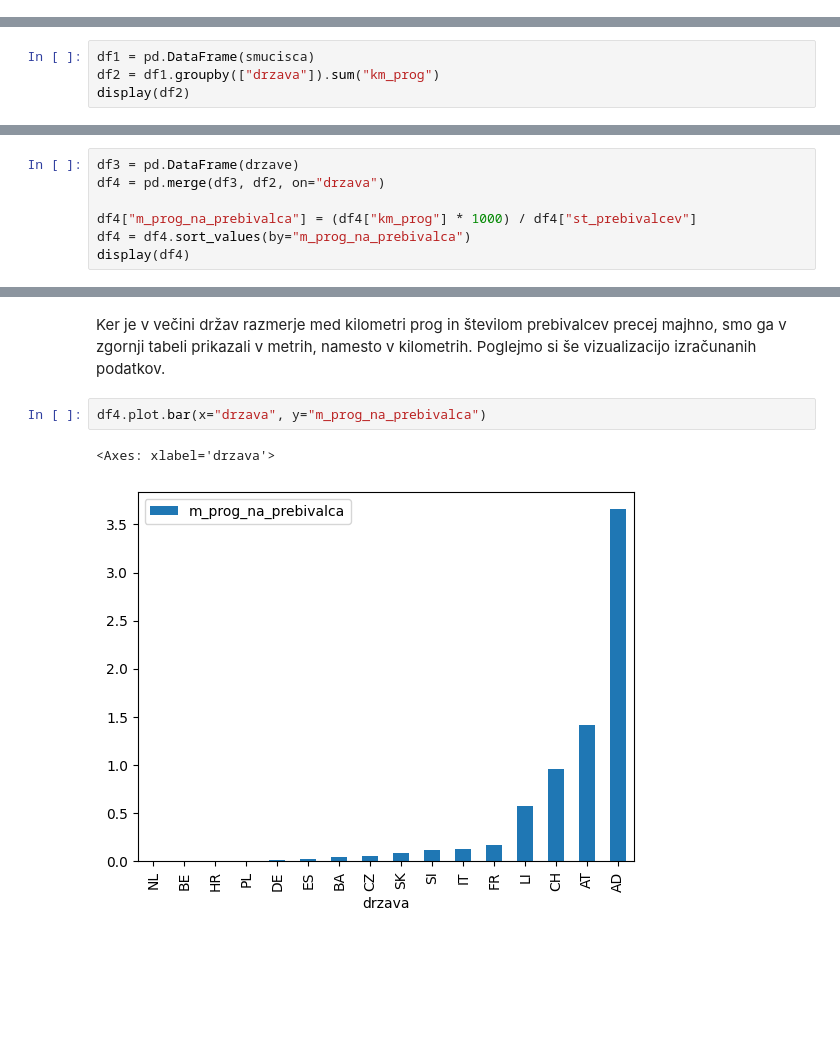
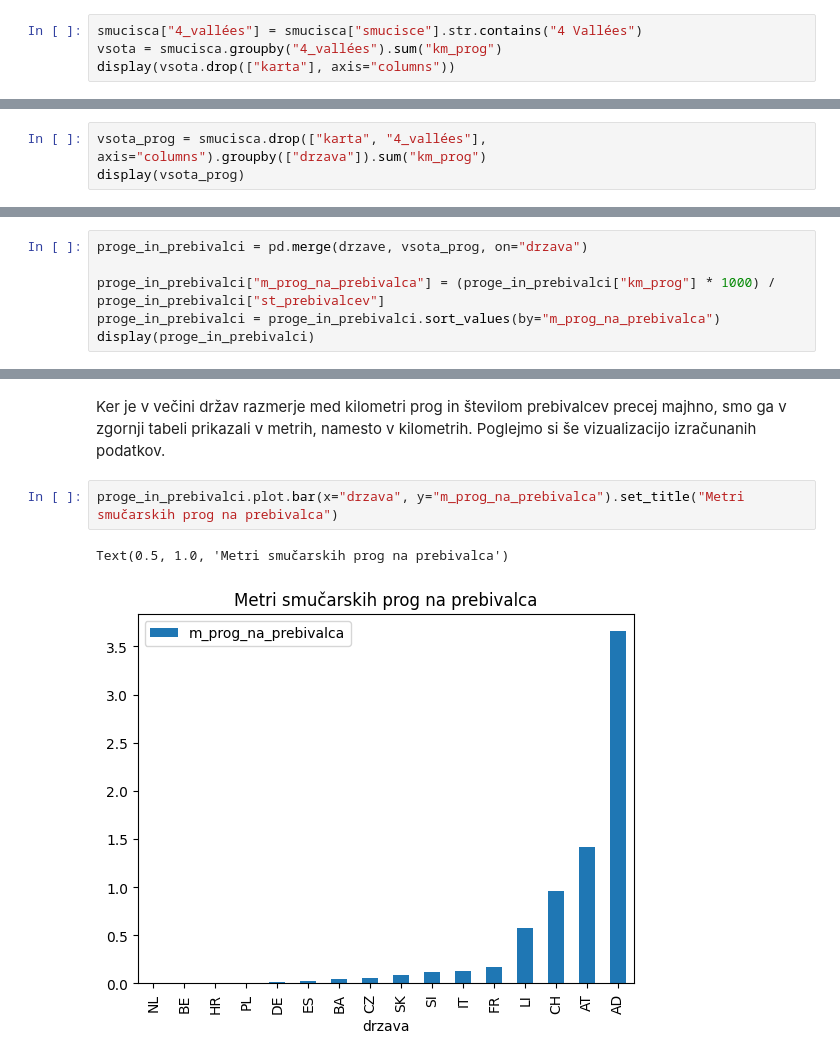
Before and after one commit to zanaprimc/bergfex-uvp-projektna, a Jupyter notebook: analiza.ipynb, the cells around one changed output, grey strips where cells are left out. Cells and saved outputs as stored; diff of their text form; blank space fills up the shorter version.

```diff
--- a/analiza.ipynb
+++ b/analiza.ipynb
@@ -18,0 +40,4 @@ najvecja_smucisca.plot.bar(x="smucisce", y="km_prog")
+# %%
+smucisca["4_vallées"] = smucisca["smucisce"].str.contains("4 Vallées")
+vsota = smucisca.groupby("4_vallées").sum("km_prog")
+display(vsota.drop(["karta"], axis="columns"))
@@ -21,7 +53,6 @@ Najprej poglejmo, koliko km prog ima vsaka od držav, če seštejemo proge vseh
 # %%
-df1 = pd.DataFrame(smucisca)
-df2 = df1.groupby(["drzava"]).sum("km_prog")
-display(df2)
+vsota_prog = smucisca.drop(["karta", "4_vallées"], axis="columns").groupby(["drzava"]).sum("km_prog")
+display(vsota_prog)
 # %% [output]
 |  | km_prog |
 | drzava |  |
@@ -50,10 +85,9 @@ najvec_prog.plot.pie(y="km_prog", figsize=(11, 11))
 # %%
-df3 = pd.DataFrame(drzave)
-df4 = pd.merge(df3, df2, on="drzava")
+proge_in_prebivalci = pd.merge(drzave, vsota_prog, on="drzava")
 
-df4["m_prog_na_prebivalca"] = (df4["km_prog"] * 1000) / df4["st_prebivalcev"]
-df4 = df4.sort_values(by="m_prog_na_prebivalca")
-display(df4)
+proge_in_prebivalci["m_prog_na_prebivalca"] = (proge_in_prebivalci["km_prog"] * 1000) / proge_in_prebivalci["st_prebivalcev"]
+proge_in_prebivalci = proge_in_prebivalci.sort_values(by="m_prog_na_prebivalca")
+display(proge_in_prebivalci)
 # %% [output]
 |  | drzava | st_prebivalcev | km_prog | m_prog_na_prebivalca |
 | 8 | NL | 18346819 | 4.0 | 0.000218 |
@@ -75,7 +109,7 @@ display(df4)
 # %% [markdown]
 Ker je v večini držav razmerje med kilometri prog in številom prebivalcev precej majhno, smo ga v zgornji tabeli prikazali v metrih, namesto v kilometrih. Poglejmo si še vizualizacijo izračunanih podatkov.
 # %%
-df4.plot.bar(x="drzava", y="m_prog_na_prebivalca")
+proge_in_prebivalci.plot.bar(x="drzava", y="m_prog_na_prebivalca").set_title("Metri smučarskih prog na prebivalca")
 # %% [output]
-<Axes: xlabel='drzava'>
+Text(0.5, 1.0, 'Metri smučarskih prog na prebivalca')
-[figure, old version]
+[figure, new version]
```
Also changed, not shown: parts of 26 cells of this notebook, 5 other files.
